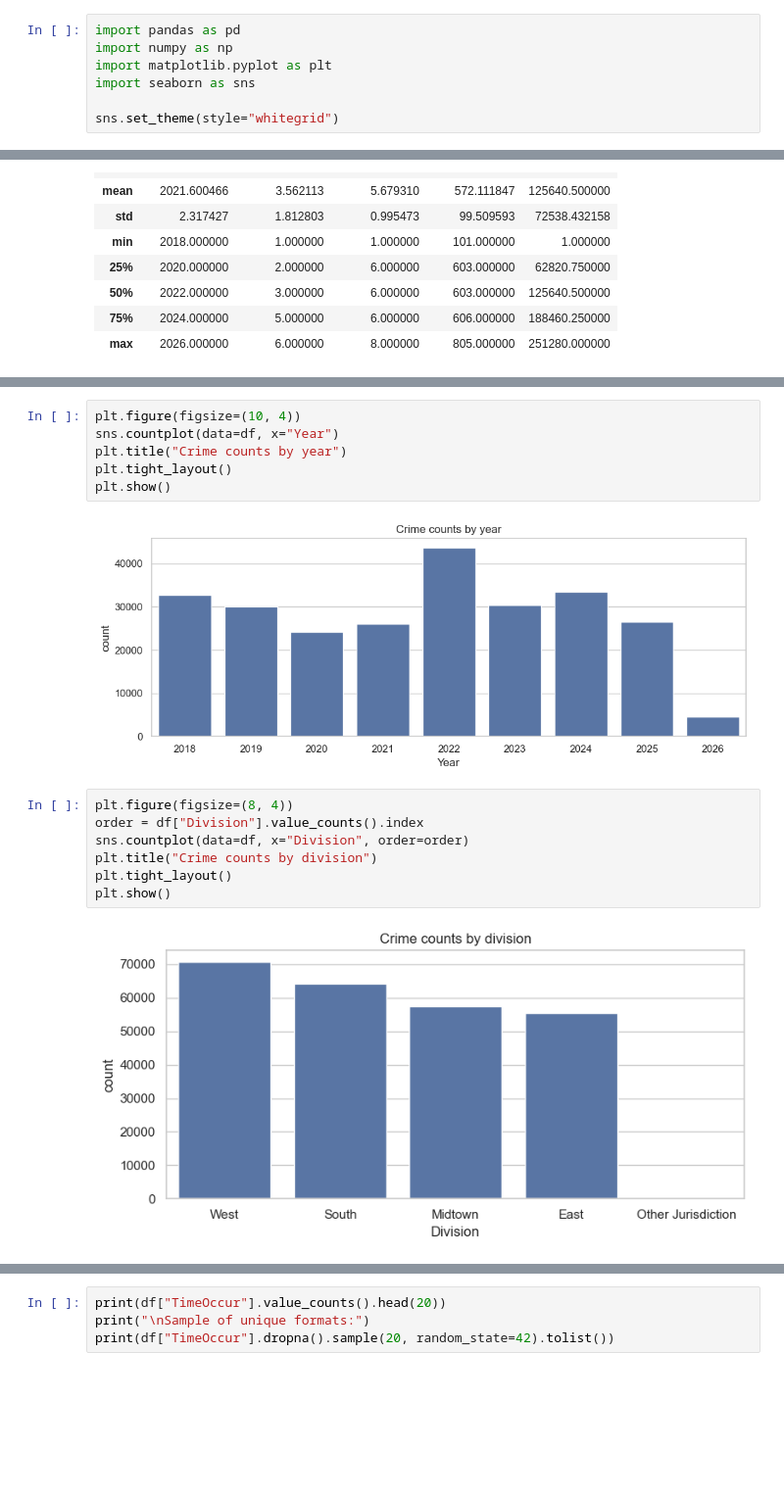
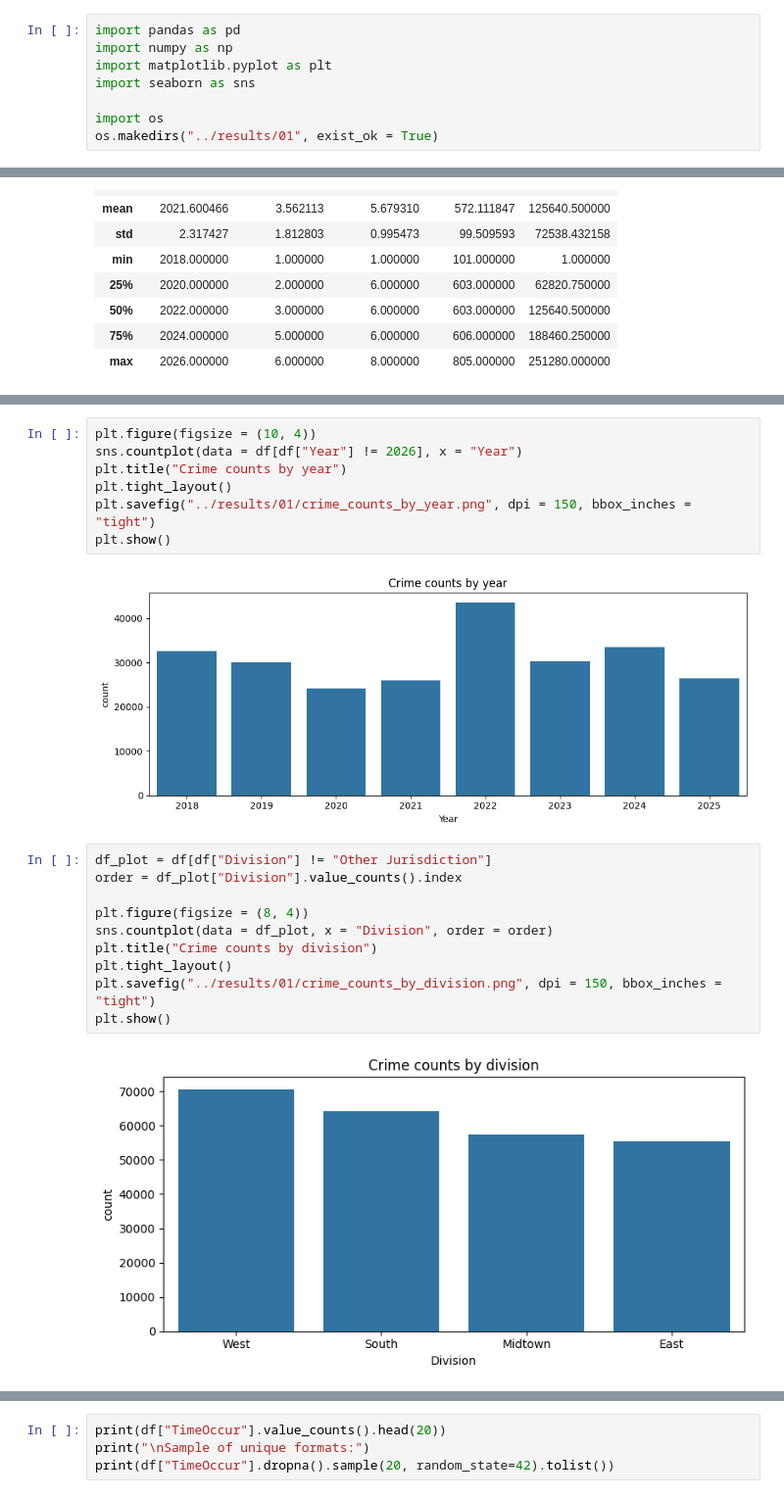
Before and after one commit to viswakaruturi/tucson-crime-insights, a Jupyter notebook: notebooks/01_eda.ipynb, the cells around one changed output, grey strips where cells are left out. Shown at 98% size. Cells and saved outputs as stored; diff of their text form; blank space fills up the shorter version.

```diff
--- a/notebooks/01_eda.ipynb
+++ b/notebooks/01_eda.ipynb
@@ -4,7 +4,8 @@ import numpy as np
 import matplotlib.pyplot as plt
 import seaborn as sns
 
-sns.set_theme(style="whitegrid")
+import os
+os.makedirs("../results/01", exist_ok = True)
 # %%
 df = pd.read_csv("../data/raw/TPD_OPEN_DATA_ReportedCrimesPublicDash.csv", low_memory = False)
 print(df.shape)
@@ -97,18 +99,22 @@ plt.show()
 # %%
-plt.figure(figsize=(10, 4))
-sns.countplot(data=df, x="Year")
+plt.figure(figsize = (10, 4))
+sns.countplot(data = df[df["Year"] != 2026], x = "Year")
 plt.title("Crime counts by year")
 plt.tight_layout()
+plt.savefig("../results/01/crime_counts_by_year.png", dpi = 150, bbox_inches = "tight")
 plt.show()
 # %% [output]
-[figure, old version]
+[figure, new version]
 # %%
-plt.figure(figsize=(8, 4))
-order = df["Division"].value_counts().index
-sns.countplot(data=df, x="Division", order=order)
+df_plot = df[df["Division"] != "Other Jurisdiction"]
+order = df_plot["Division"].value_counts().index
+
+plt.figure(figsize = (8, 4))
+sns.countplot(data = df_plot, x = "Division", order = order)
 plt.title("Crime counts by division")
 plt.tight_layout()
+plt.savefig("../results/01/crime_counts_by_division.png", dpi = 150, bbox_inches = "tight")
 plt.show()
 # %% [output]
-[figure, old version]
+[figure, new version]
 # %%
```
Also changed, not shown: parts of 4 cells of this notebook, 6 other files.
